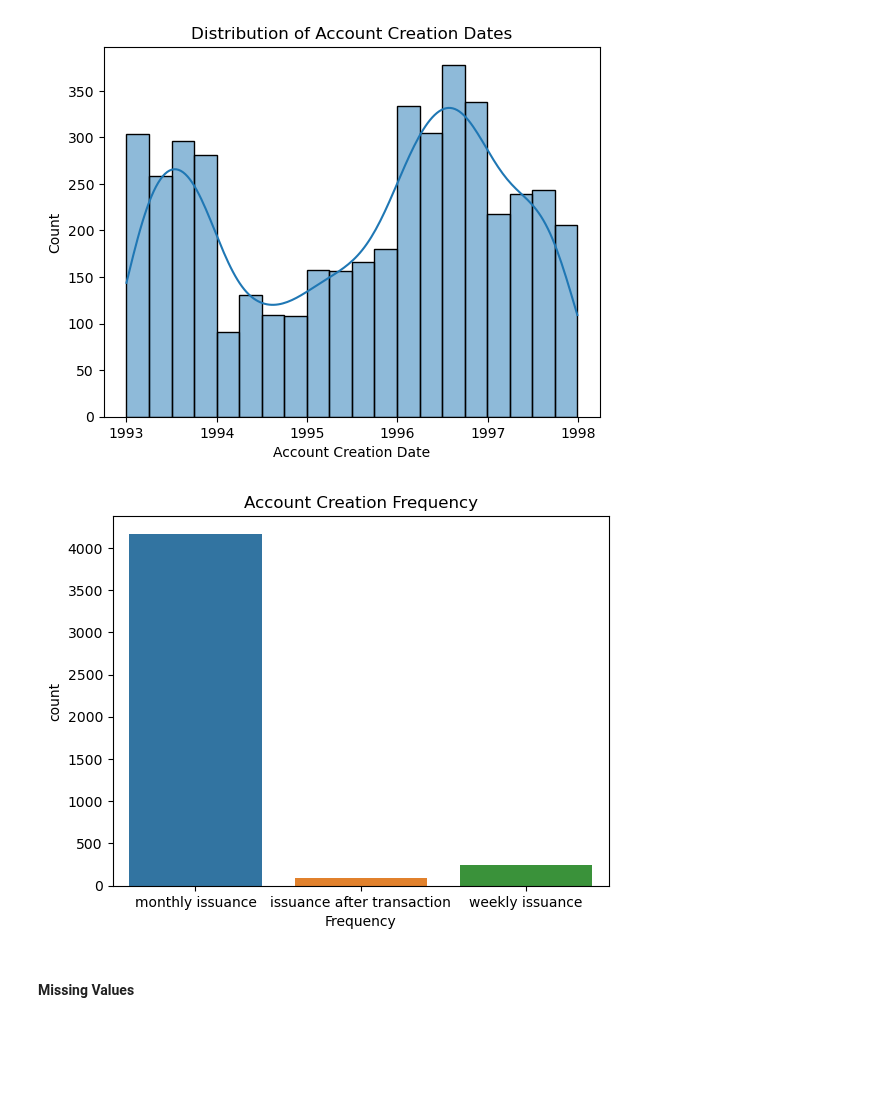
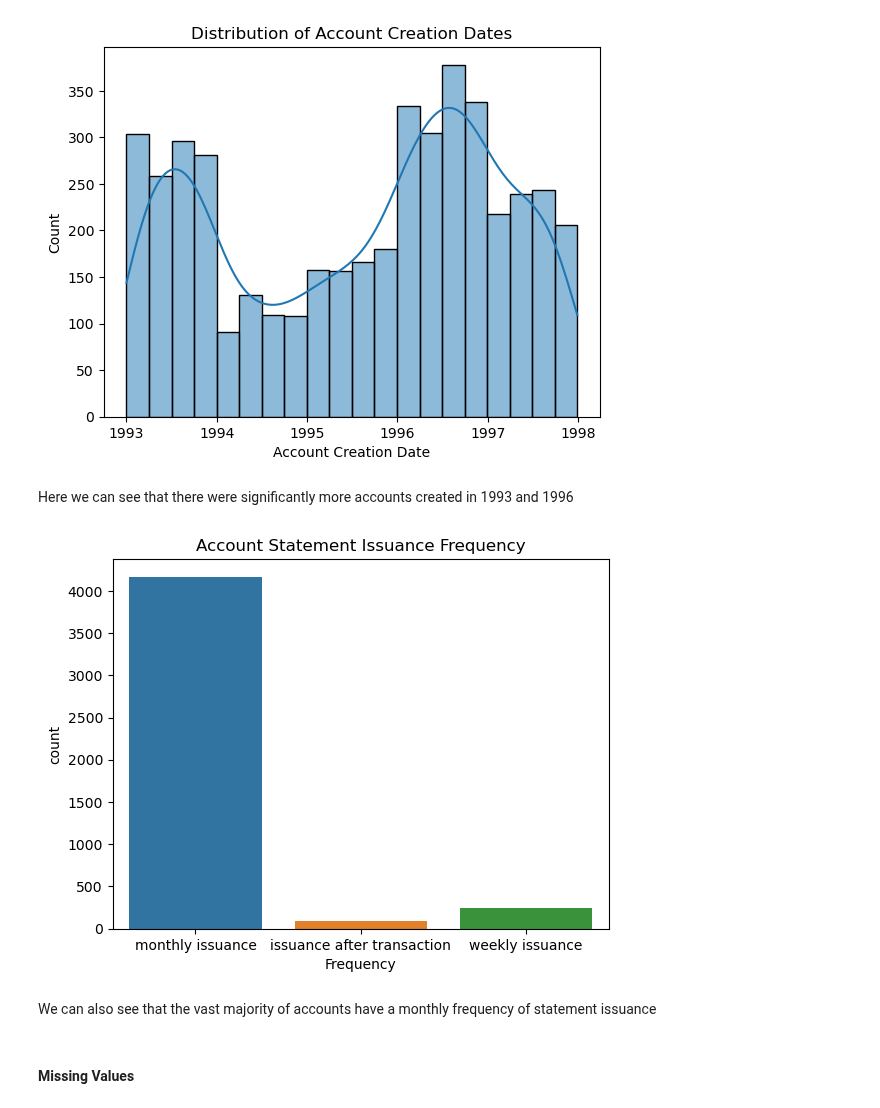
Before and after one commit to DanielaTomas/FCUP-DM1, a Jupyter notebook: DM1.ipynb, the cells around one changed output. Saved outputs shown, nothing was run; the diff lists cells and outputs as text; code cells hidden in the pictures; blank space fills up the shorter version.

```diff
--- a/DM1.ipynb
+++ b/DM1.ipynb
@@ -66,13 +66,17 @@ plt.title('Distribution of Account Creation Dates')
 plt.show()
 # %% [output]
 [figure]
+# %% [markdown]
+Here we can see that there were significantly more accounts created in 1993 and 1996
 # %%
 sns.countplot(x='frequency', data=account)
-plt.title("Account Creation Frequency")
+plt.title("Account Statement Issuance Frequency")
 plt.xlabel("Frequency")
 plt.show()
 # %% [output]
-[figure, old version]
+[figure, new version]
+# %% [markdown]
+We can also see that the vast majority of accounts have a monthly frequency of statement issuance
 # %% [markdown]
 #### Missing Values
 # %%
```
Also changed, not shown: parts of 46 cells of this notebook.
